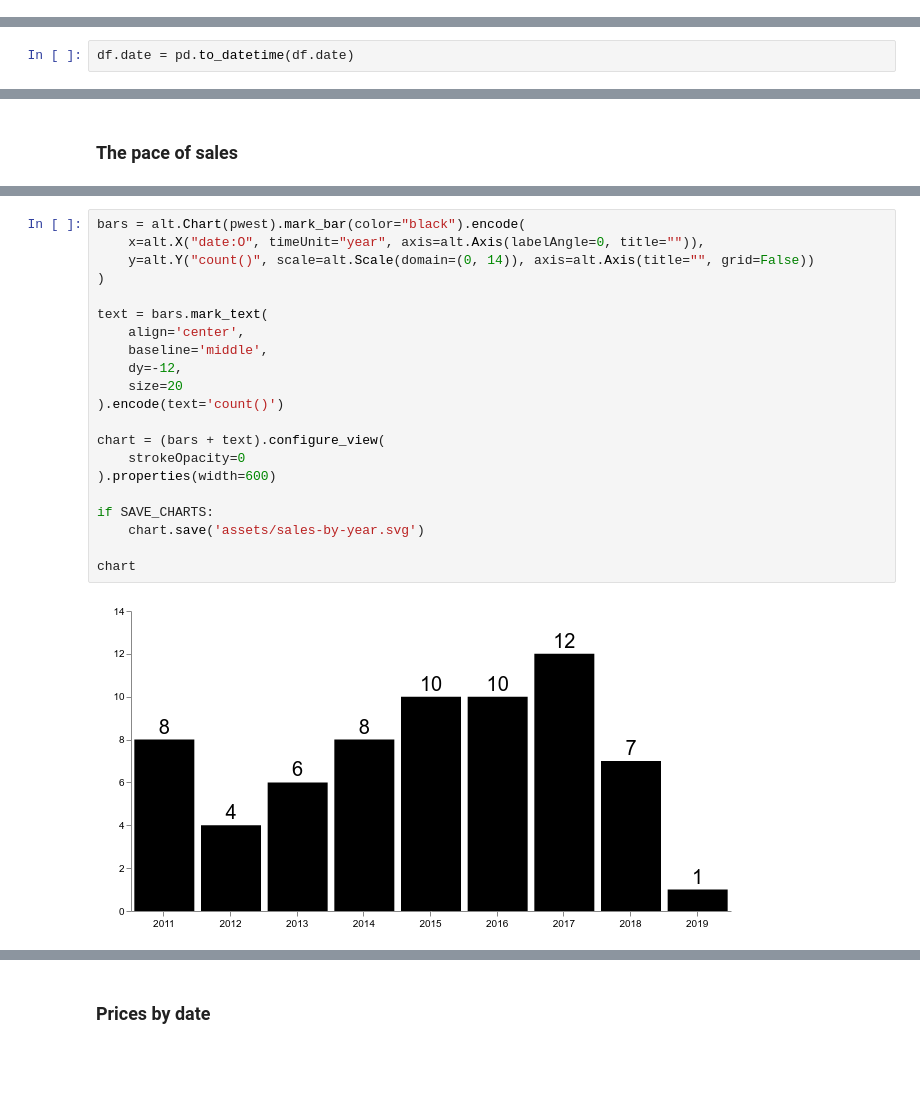
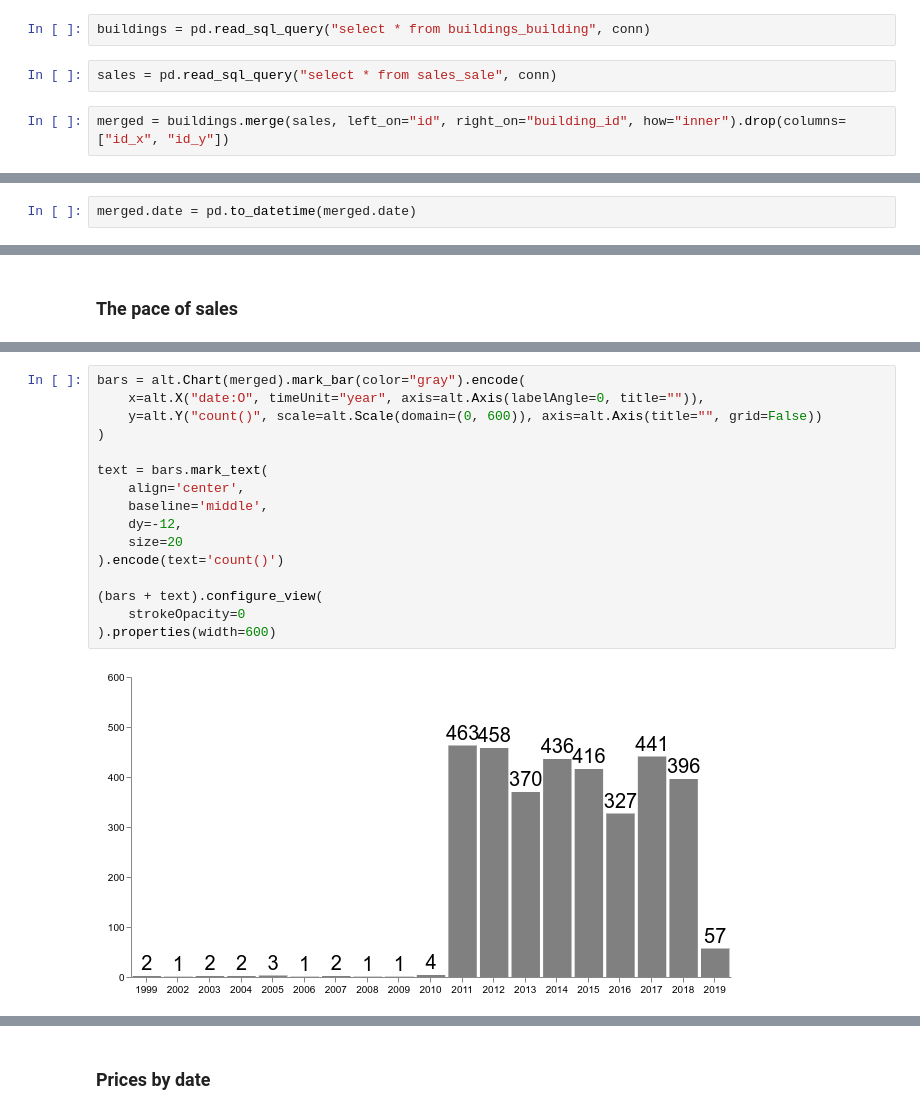
Before and after one commit to palewire/promenade-west-sales-report, a Jupyter notebook: notebooks/analyze.ipynb, the cells around one changed output, grey strips where cells are left out. Cells and saved outputs as stored; diff of their text form; blank space fills up the shorter version.

```diff
--- a/notebooks/analyze.ipynb
+++ b/notebooks/analyze.ipynb
@@ -16,0 +10,6 @@ df = pd.read_csv("./_data/sales.csv")
+# %%
+buildings = pd.read_sql_query("select * from buildings_building", conn)
+# %%
+sales = pd.read_sql_query("select * from sales_sale", conn)
+# %%
+merged = buildings.merge(sales, left_on="id", right_on="building_id", how="inner").drop(columns=["id_x", "id_y"])
@@ -17,7 +18,7 @@ df = pd.read_csv("./_data/sales.csv")
 # %% [markdown]
 Parse the dates
 # %%
-df.date = pd.to_datetime(df.date)
+merged.date = pd.to_datetime(merged.date)
 # %% [markdown]
 Filter down to our buildings and areas we want to study
 # %%
@@ -91,23 +74,18 @@ json.dump(dtla_yoy, open("./_data/dtla.json", "w"), indent=4)
 # %%
-bars = alt.Chart(pwest).mark_bar(color="black").encode(
+bars = alt.Chart(merged).mark_bar(color="gray").encode(
     x=alt.X("date:O", timeUnit="year", axis=alt.Axis(labelAngle=0, title="")),
-    y=alt.Y("count()", scale=alt.Scale(domain=(0, 14)), axis=alt.Axis(title="", grid=False))
+    y=alt.Y("count()", scale=alt.Scale(domain=(0, 600)), axis=alt.Axis(title="", grid=False))
 )
 
 text = bars.mark_text(
     align='center',
     baseline='middle',
     dy=-12,
     size=20
 ).encode(text='count()')
 
-chart = (bars + text).configure_view(
+(bars + text).configure_view(
     strokeOpacity=0
 ).properties(width=600)
-
-if SAVE_CHARTS:
-    chart.save('assets/sales-by-year.svg')
-
-chart
 # %% [output]
-[figure, old version]
+[figure, new version]
```
Also changed, not shown: parts of 23 cells of this notebook, 7 other files.
